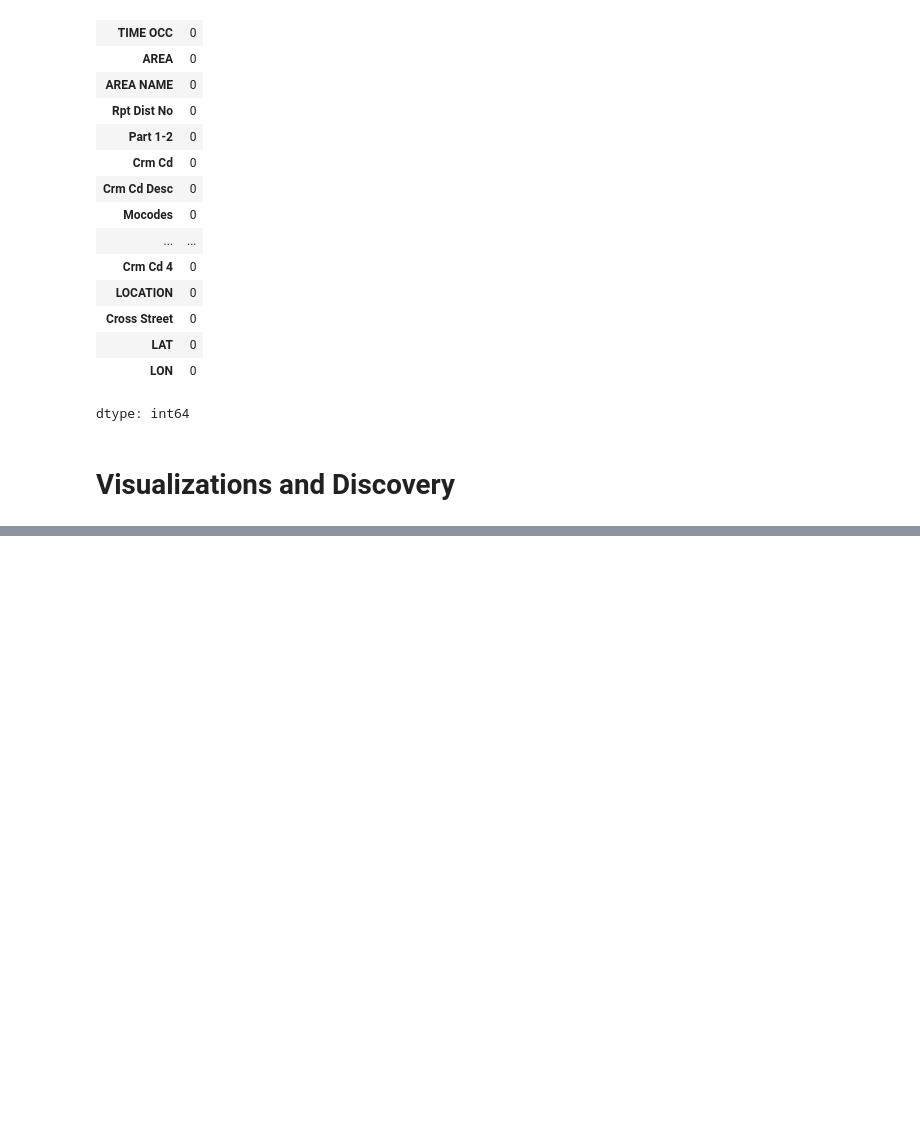
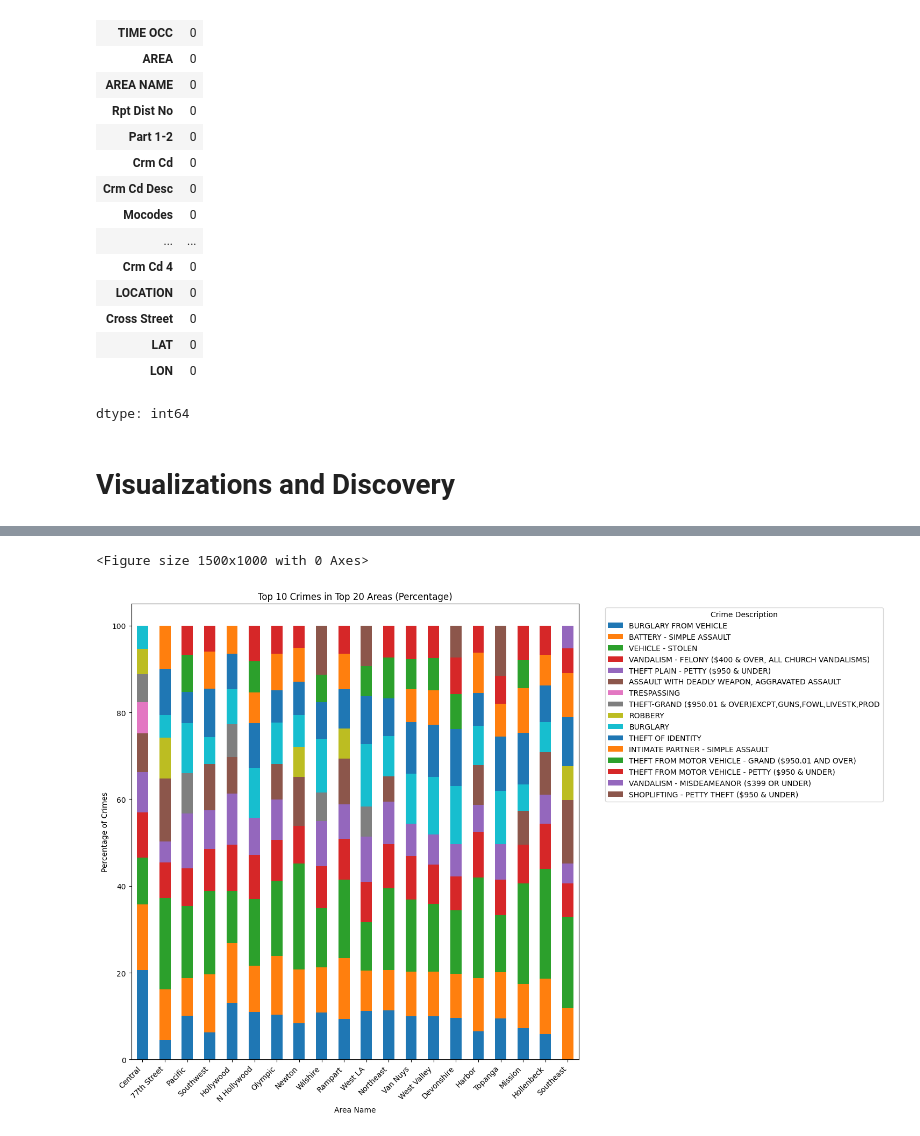
Before and after one commit to AndrewPiasecki/CrimeDataSince2020, a Jupyter notebook: Analysis.ipynb, the cells around one changed output, grey strips where cells are left out. Cells and saved outputs as stored; diff of their text form; code cells hidden in the pictures; blank space fills up the shorter version.

```diff
--- a/Analysis.ipynb
+++ b/Analysis.ipynb
@@ -146,0 +167,35 @@ dtype: int64
+# %%
+# Find the top 20 areas where crime occurs
+top_20_areas = Crime['AREA NAME'].value_counts().nlargest(20).index
+
+# Create an empty dictionary to store the top 10 crimes for each area
+top_crimes_by_area = {}
+
+# Iterate through the top 20 areas
+for area in top_20_areas:
+    # Filter the DataFrame for the current area
+    area_crimes = Crime[Crime['AREA NAME'] == area]
+    # Find the top 10 crimes in the current area
+    top_10_crimes = area_crimes['Crm Cd Desc'].value_counts().nlargest(10)
+    # Store the top 10 crimes in the dictionary
+    top_crimes_by_area[area] = top_10_crimes
+
+# Create a DataFrame from the dictionary
+top_crimes_df = pd.DataFrame.from_dict(top_crimes_by_area, orient='index').fillna(0)
+
+# Calculate the percentage for each crime in each area
+top_crimes_percentage_df = top_crimes_df.div(top_crimes_df.sum(axis=1), axis=0) * 100
+
+# Plotting the chart with percentages
+plt.figure(figsize=(15, 10))
+top_crimes_percentage_df.plot(kind='bar', stacked=True, figsize=(15, 10))
+plt.title('Top 10 Crimes in Top 20 Areas (Percentage)')
+plt.xlabel('Area Name')
+plt.ylabel('Percentage of Crimes')
+plt.xticks(rotation=45, ha='right')  # Rotate x-axis labels for better readability
+plt.legend(title='Crime Description', bbox_to_anchor=(1.05, 1), loc='upper left') # Move the legend outside the plot
+plt.tight_layout()
+plt.show()
+# %% [output]
+<Figure size 1500x1000 with 0 Axes>
+[figure, added]
```
Also changed, not shown: parts of 7 cells of this notebook.
